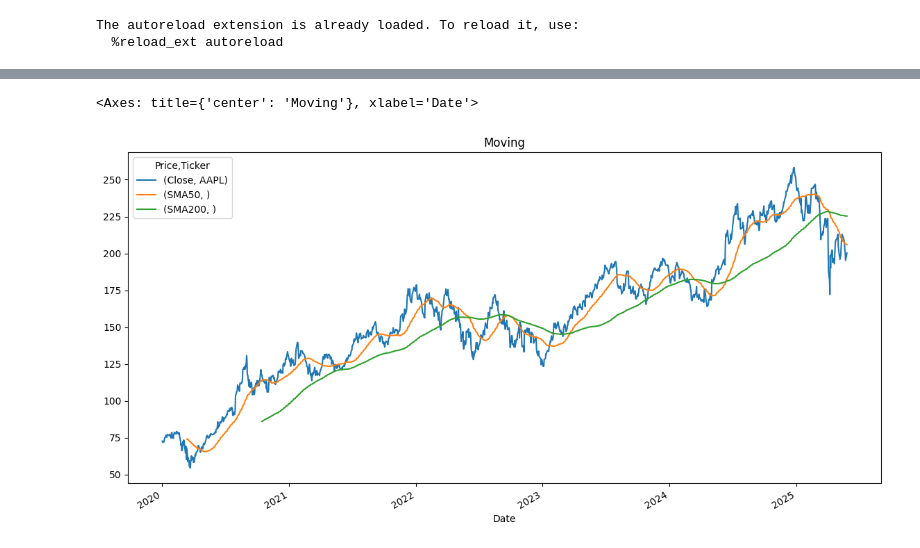
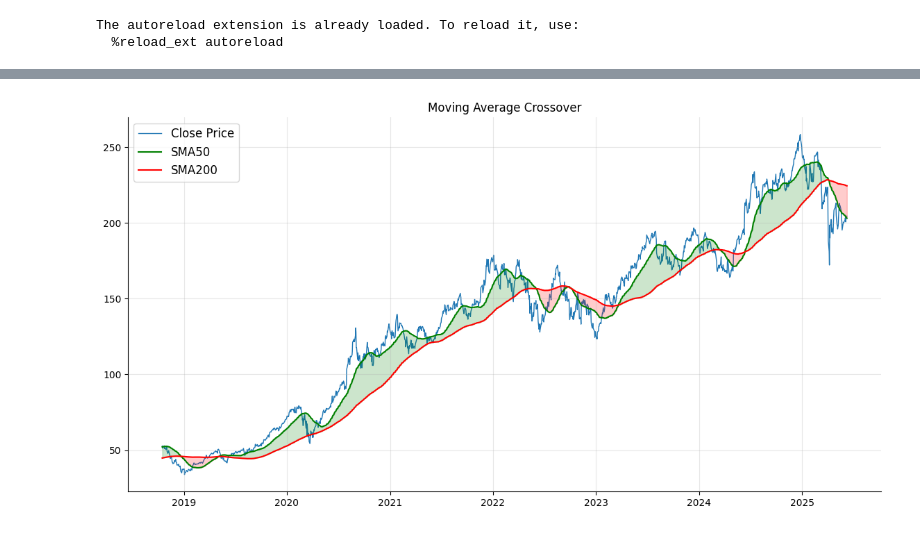
Before and after one commit to JamieW365/trading_algos, a Jupyter notebook: notebooks/moving_average_crossover.ipynb, the cells around one changed output, grey strips where cells are left out. Cells and saved outputs as stored; diff of their text form; code cells hidden in the pictures.

```diff
--- a/notebooks/moving_average_crossover.ipynb
+++ b/notebooks/moving_average_crossover.ipynb
@@ -38,3 +44,11 @@ df_aapl.head()
 # %%
+# Short Signal
 df_aapl['SMA50'] = df_aapl['Close'].rolling(window=50).mean()
+
+# Long Signal
 df_aapl['SMA200'] = df_aapl['Close'].rolling(window=200).mean()
+
+# Drop rows where signals are missing due to lack of data
+df_aapl.dropna(inplace=True)
+
+df_aapl.head()
@@ -51,0 +76,5 @@ df_aapl.head()
+# %%
+markers = df_aapl['Signal'].diff().fillna(df_aapl['Signal'].iloc[0])
+buy_markers = markers[markers == 1]
+sell_markers = markers[markers == -1]
+buy_markers, sell_markers
@@ -51,0 +123,3 @@ df_aapl.head()
+# %%
+markers = markers[markers!=0]
+markers
@@ -52,5 +143,51 @@ df_aapl.head()
 # %%
-df_aapl[['Close','SMA50','SMA200']].plot(figsize=(14,7), title='Moving')
+fig, ax = plt.subplots(figsize=(14,7))
+
+ax.set_title('Moving Average Crossover')
+ax.plot(df_aapl['Close'], label='Close Price', linestyle='-', linewidth=1, alpha=1, zorder=1)
+ax.plot(df_aapl['SMA50'], label='SMA50', color='Green', alpha=1, zorder=2)
+ax.plot(df_aapl['SMA200'], label='SMA200', color='Red', alpha=1, zorder=3)
+# ax.scatter(x=buy_markers.index, y=df_aapl['Close'].loc[buy_markers.index], marker='^', s=100, color='Green', label='Buy Signal', zorder=4)
+# ax.scatter(x=sell_markers.index, y=df_aapl['Close'].loc[sell_markers.index], marker='v', s=100, color='Red', label='Sell Signal', zorder=5)
+ax.spines[["top", "right"]].set(visible=False)
+ax.grid(alpha=0.3)
+
+for i in range(len(markers)):
+
+    if i != len(markers) - 1:
+        if markers.iloc[i] == 1:
+            ax.fill_between(df_aapl[markers.index[i]:markers.index[i+1]].index,
+                            df_aapl['SMA50'][markers.index[i]:markers.index[i+1]],
+                            df_aapl['SMA200'][markers.index[i]:markers.index[i+1]],
+                            where=(df_aapl['SMA50'][markers.index[i]:markers.index[i+1]] > df_aapl['SMA200'][markers.index[i]:markers.index[i+1]]),
+                            color='Green',
+                            alpha=0.2)
+        else:
+                    ax.fill_between(df_aapl[markers.index[i]:markers.index[i+1]].index,
+                            df_aapl['SMA50'][markers.index[i]:markers.index[i+1]],
+                            df_aapl['SMA200'][markers.index[i]:markers.index[i+1]],
+                            where=(df_aapl['SMA50'][markers.index[i]:markers.index[i+1]] < df_aapl['SMA200'][markers.index[i]:markers.index[i+1]]),
+                            color='Red',
+                            alpha=0.2)
+    else:
+        if markers.iloc[i] == 1:
+            ax.fill_between(df_aapl[markers.index[i]:].index,
+                            df_aapl['SMA50'][markers.index[i]:],
+                            df_aapl['SMA200'][markers.index[i]:],
+                            where=(df_aapl['SMA50'][markers.index[i]:] > df_aapl['SMA200'][markers.index[i]:]),
+                            color='Green',
+                            alpha=0.2)
+        else:
+            ax.fill_between(df_aapl[markers.index[i]:].index,
+                    df_aapl['SMA50'][markers.index[i]:],
+                    df_aapl['SMA200'][markers.index[i]:],
+                    where=(df_aapl['SMA50'][markers.index[i]:] < df_aapl['SMA200'][markers.index[i]:]),
+                    color='Red',
+                    alpha=0.2)
+
+
+ax.legend(loc='upper left', fontsize=12)
+
+plt.show;
 # %% [output]
-<Axes: title={'center': 'Moving'}, xlabel='Date'>
-[figure, old version]
+[figure, new version]
```
Also changed, not shown: parts of 27 cells of this notebook.
